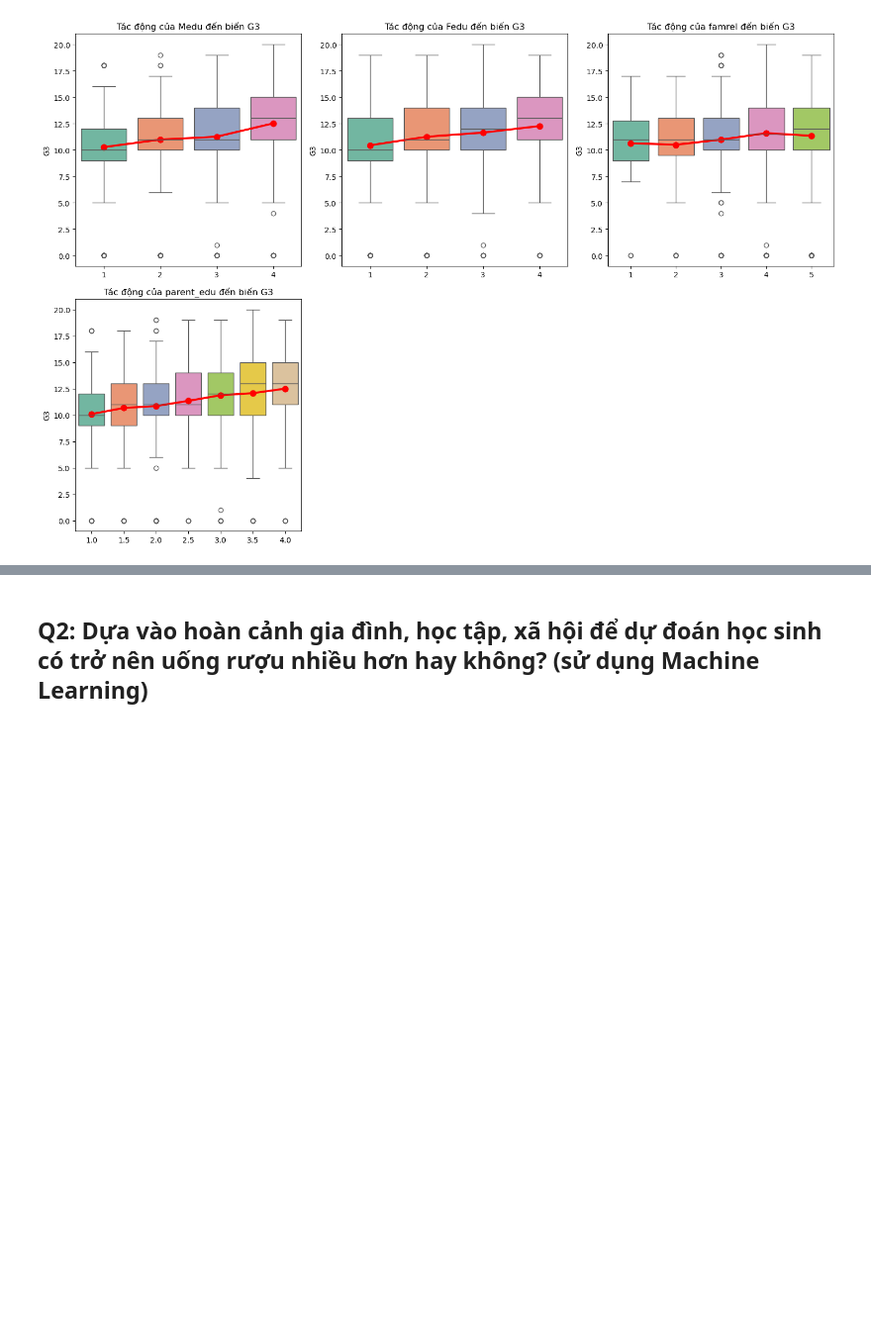
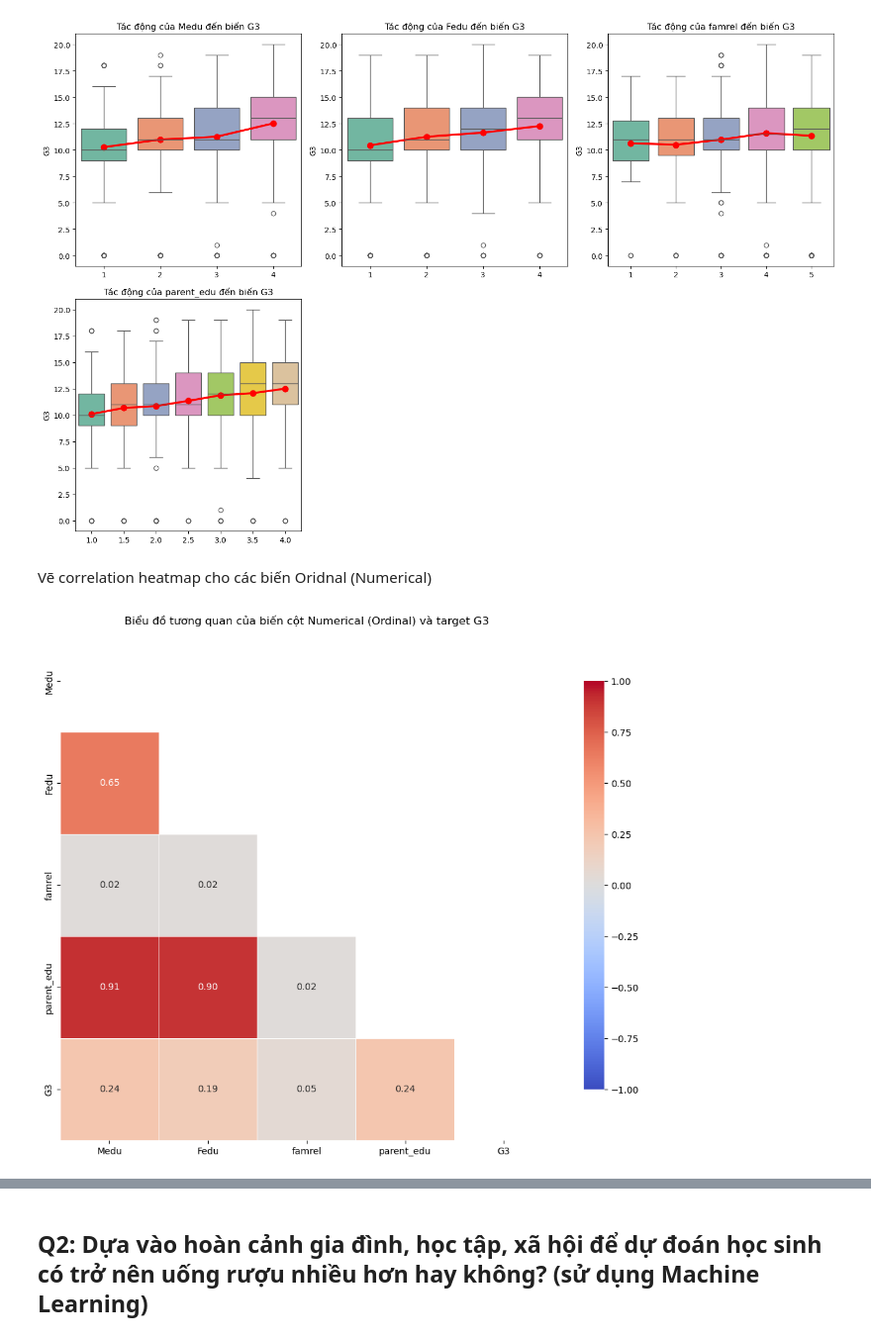
Before and after one commit to nganbee/student_alcohol_consumption_DS, a Jupyter notebook: notebooks/04_questioning.ipynb, the cells around one changed output, grey strips where cells are left out. Shown at 99% size. Cells and saved outputs as stored; diff of their text form; code cells hidden in the pictures; blank space fills up the shorter version.

```diff
--- a/notebooks/04_questioning.ipynb
+++ b/notebooks/04_questioning.ipynb
@@ -114,6 +105,13 @@ plot_cat_grid(df_fam, cat_features)
 plot_ordinal_grid(df_fam, ordinal_features)
 # %% [output]
 [figure]
+# %% [markdown]
+Vẽ correlation heatmap cho các biến Oridnal (Numerical)
+# %%
+ordinal_with_target = ordinal_features + ['G3']
+plot_correlation_heatmap(df_fam, ordinal_with_target)
+# %% [output]
+[figure, added]
 # %% [markdown]
 **Nhận xét**
 - Nhóm tác động đến target (`G3`):
```
Also changed, not shown: parts of 9 cells of this notebook.
